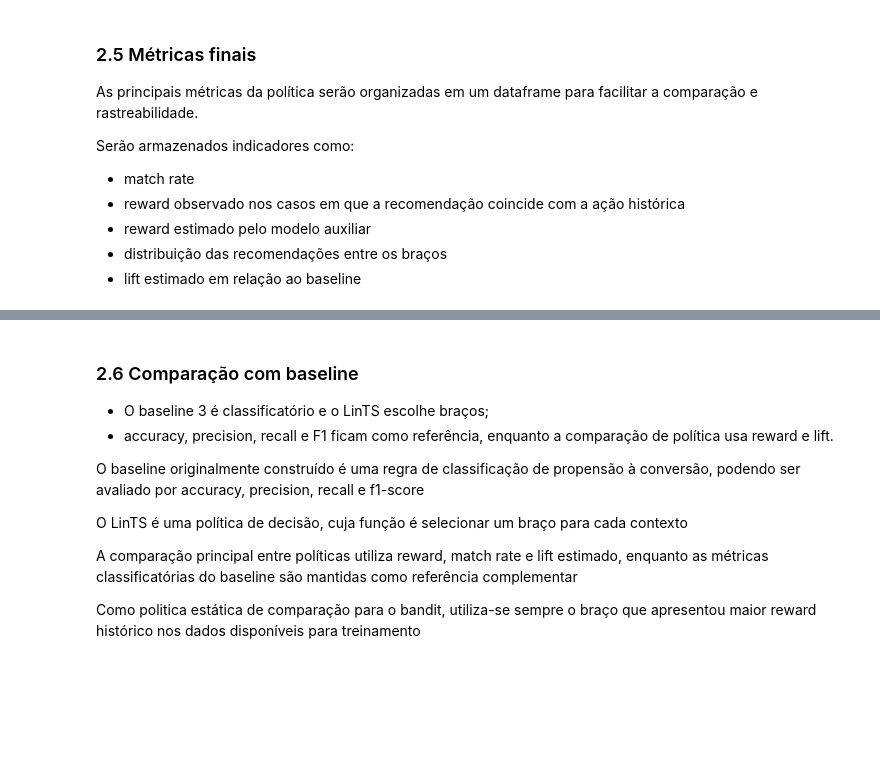
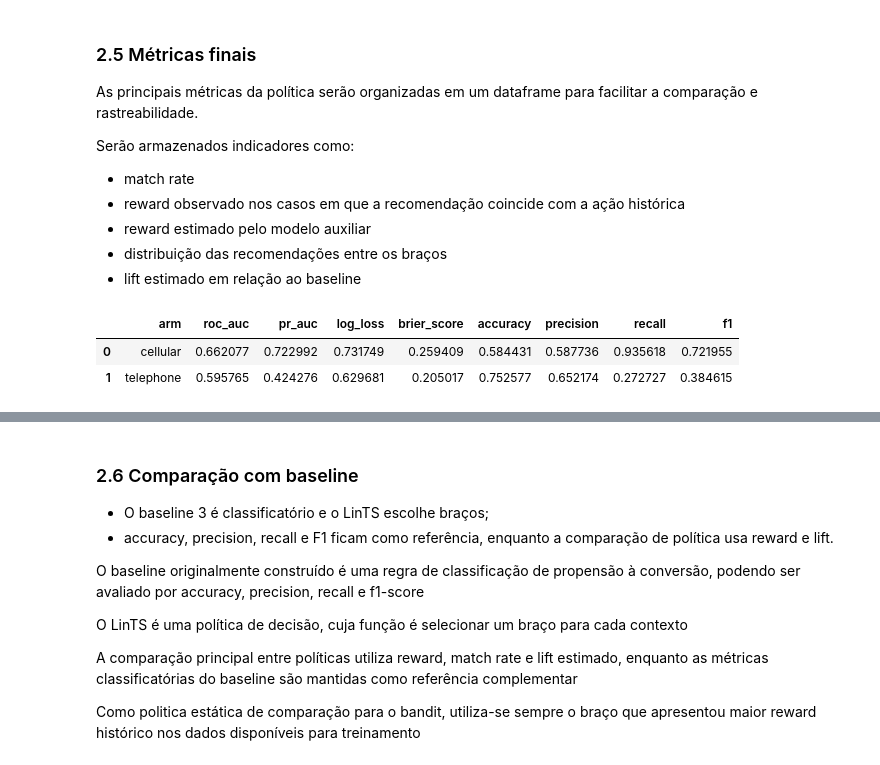
Before and after one commit to leticiafaria7/financial-ml-decisioning, a Jupyter notebook: notebooks/3_model_train.ipynb, the cells around one changed output, grey strips where cells are left out. Saved outputs shown, nothing was run; the diff lists cells and outputs as text; code cells hidden in the pictures; blank space fills up the shorter version.

```diff
--- a/notebooks/3_model_train.ipynb
+++ b/notebooks/3_model_train.ipynb
@@ -530,4 +530,54 @@ Serão armazenados indicadores como:
 - reward estimado pelo modelo auxiliar
 - distribuição das recomendações entre os braços
 - lift estimado em relação ao baseline
+# %%
+reward_model_runs = []
+
+for arm in arms:
+
+    model = reward_models_final[arm]
+
+    # Avalia cada reward model somente nos casos do teste em que aquele braço foi realmente observado
+    mask = a_test == arm
+
+    X_arm_test = X_test_final[mask]
+    y_arm_test = y_test[mask]
+
+    y_prob = model.predict_proba(X_arm_test)[:, 1]
+    y_pred = (y_prob >= 0.5).astype(int)
+
+    params = {
+        "model": "LogisticRegression",
+        "arm": arm,
+        "C": model.C,
+        "penalty": model.penalty,
+        "solver": model.solver,
+        "max_iter": model.max_iter,
+        "fit_intercept": model.fit_intercept,
+        "n_features": X_arm_test.shape[1]
+    }
+
+    metrics = {
+        "roc_auc": float(roc_auc_score(y_arm_test, y_prob)),
+        "pr_auc": float(average_precision_score(y_arm_test, y_prob)),
+        "log_loss": float(log_loss(y_arm_test, y_prob)),
+        "brier_score": float(brier_score_loss(y_arm_test, y_prob)),
+        "accuracy": float(accuracy_score(y_arm_test, y_pred)),
+        "precision": float(precision_score(y_arm_test, y_pred, zero_division=0)),
+        "recall": float(recall_score(y_arm_test, y_pred, zero_division=0)),
+        "f1": float(f1_score(y_arm_test, y_pred, zero_division=0))
+    }
+
+    reward_model_runs.append({
+        "arm": arm,
+        **metrics
+    })
+
+reward_model_runs = pd.DataFrame(reward_model_runs)
+
+display(reward_model_runs)
+# %% [output]
+|  | arm | roc_auc | pr_auc | log_loss | brier_score | accuracy | precision | recall | f1 |
+| 0 | cellular | 0.662077 | 0.722992 | 0.731749 | 0.259409 | 0.584431 | 0.587736 | 0.935618 | 0.721955 |
+| 1 | telephone | 0.595765 | 0.424276 | 0.629681 | 0.205017 | 0.752577 | 0.652174 | 0.272727 | 0.384615 |
 # %%
```
Also changed, not shown: parts of 1 cell of this notebook, 10 other files.
